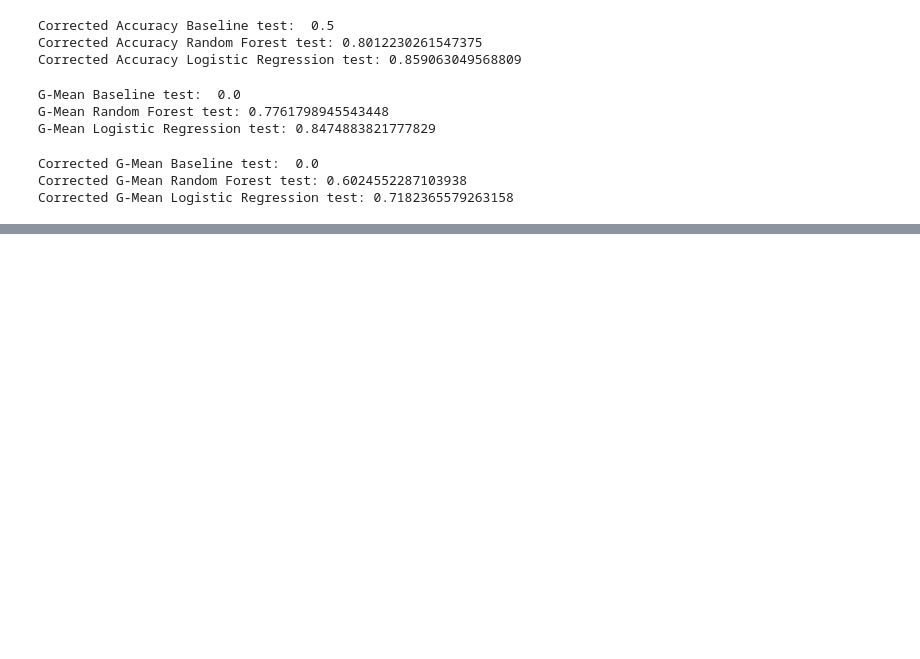
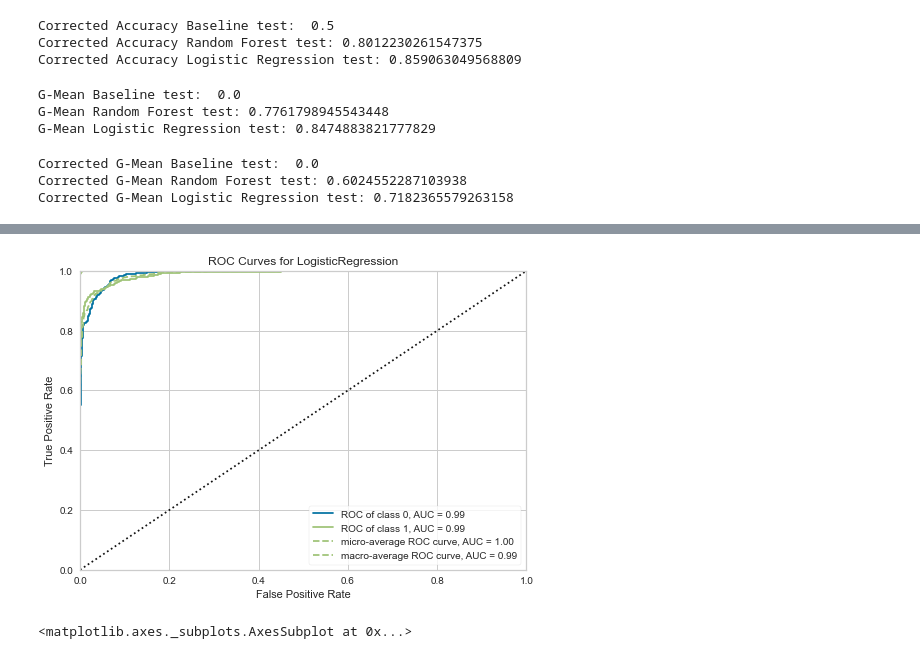
Before and after one commit to jayant2014/MyML, a Jupyter notebook: Imbalanced_Datasets/Evaluation Metrics.ipynb, the cells around one changed output, grey strips where cells are left out. Cells and saved outputs as stored; diff of their text form; code cells hidden in the pictures; blank space fills up the shorter version.

```diff
--- a/Imbalanced_Datasets/Evaluation Metrics.ipynb
+++ b/Imbalanced_Datasets/Evaluation Metrics.ipynb
@@ -537,0 +579,9 @@ Corrected G-Mean Logistic Regression test: 0.7182365579263158
+# %%
+visualizer = ROCAUC(lr, classes=[0, 1])
+
+visualizer.fit(X_train, y_train)
+visualizer.score(X_test, y_test)
+visualizer.show()
+# %% [output]
+[figure, added]
+<matplotlib.axes._subplots.AxesSubplot at 0x...>
```
Also changed, not shown: parts of 7 cells of this notebook.
